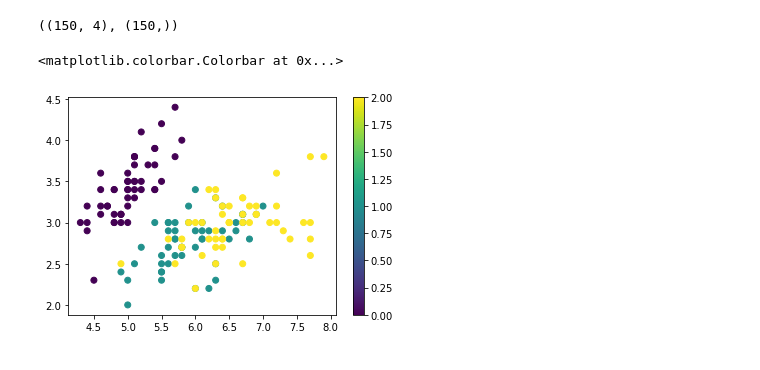
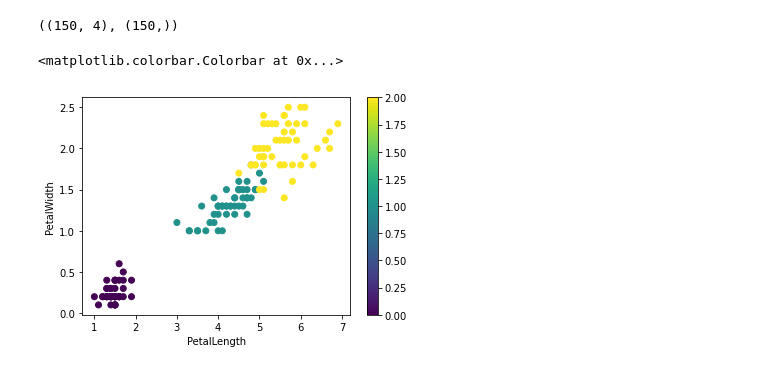
Before and after one commit to Heegu-han/AI, a Jupyter notebook: day_15/day_15.ipynb, the cells around one changed output. Cells and saved outputs as stored; diff of their text form; code cells hidden in the pictures.

```diff
--- a/day_15/day_15.ipynb
+++ b/day_15/day_15.ipynb
@@ -52,6 +63,8 @@ array([0.        , 0.53851648, 0.50990195, 0.64807407, 0.14142136,
 import numpy as np
 import pandas as pd
 import matplotlib.pyplot as plt
+# %%
+data=pd.read_csv('../iris.csv')
 # %%
 X=pd.read_csv('../iris.csv').iloc[:,:4].values
 y=np.array([0]*50+[1]*50+[2]*50)
@@ -60,8 +73,10 @@ X.shape,y.shape
 # %% [output]
 ((150, 4), (150,))
 # %%
-plt.scatter(X[:,0],X[:,1],c=y)
+plt.scatter(X[:,2],X[:,3],c=y)
+plt.xlabel(data.columns[2])
+plt.ylabel(data.columns[3])
 plt.colorbar()
 # %% [output]
 <matplotlib.colorbar.Colorbar at 0x...>
-[figure, old version]
+[figure, new version]
```
Also changed, not shown: parts of 3 cells of this notebook.
